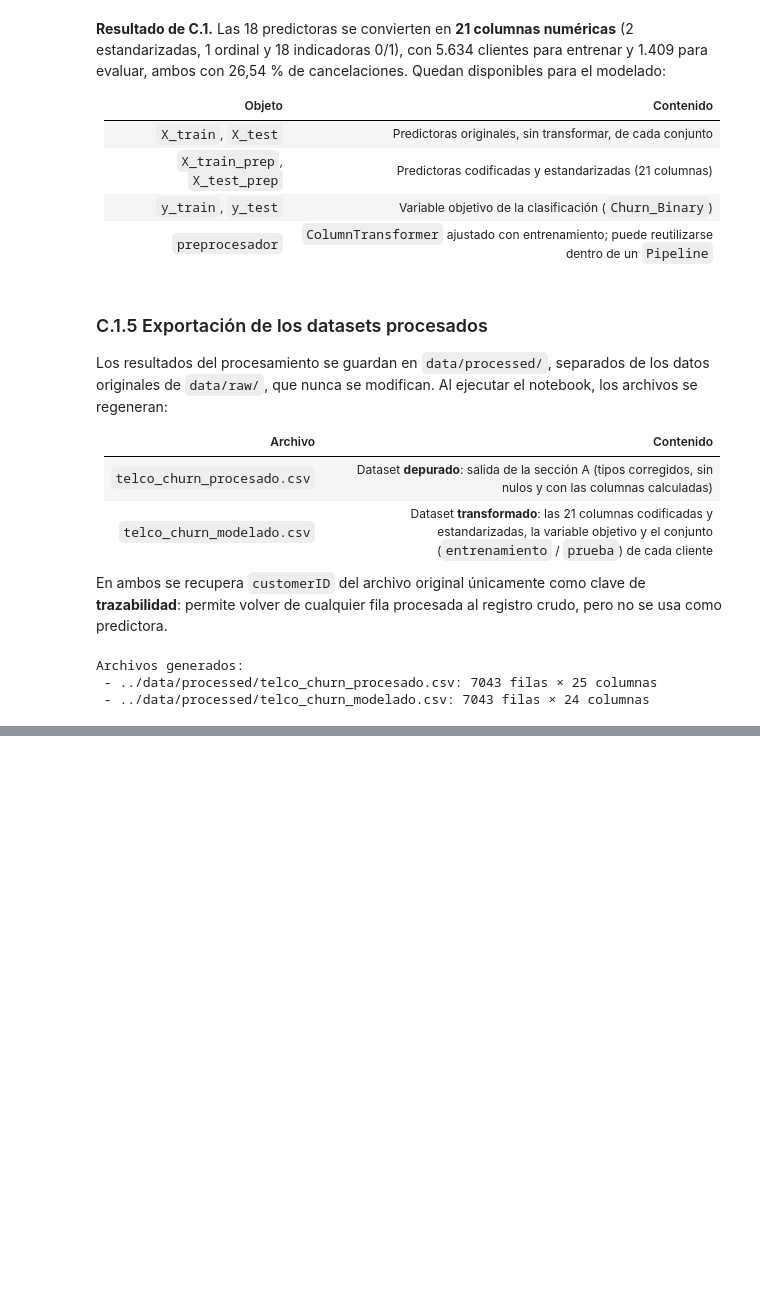
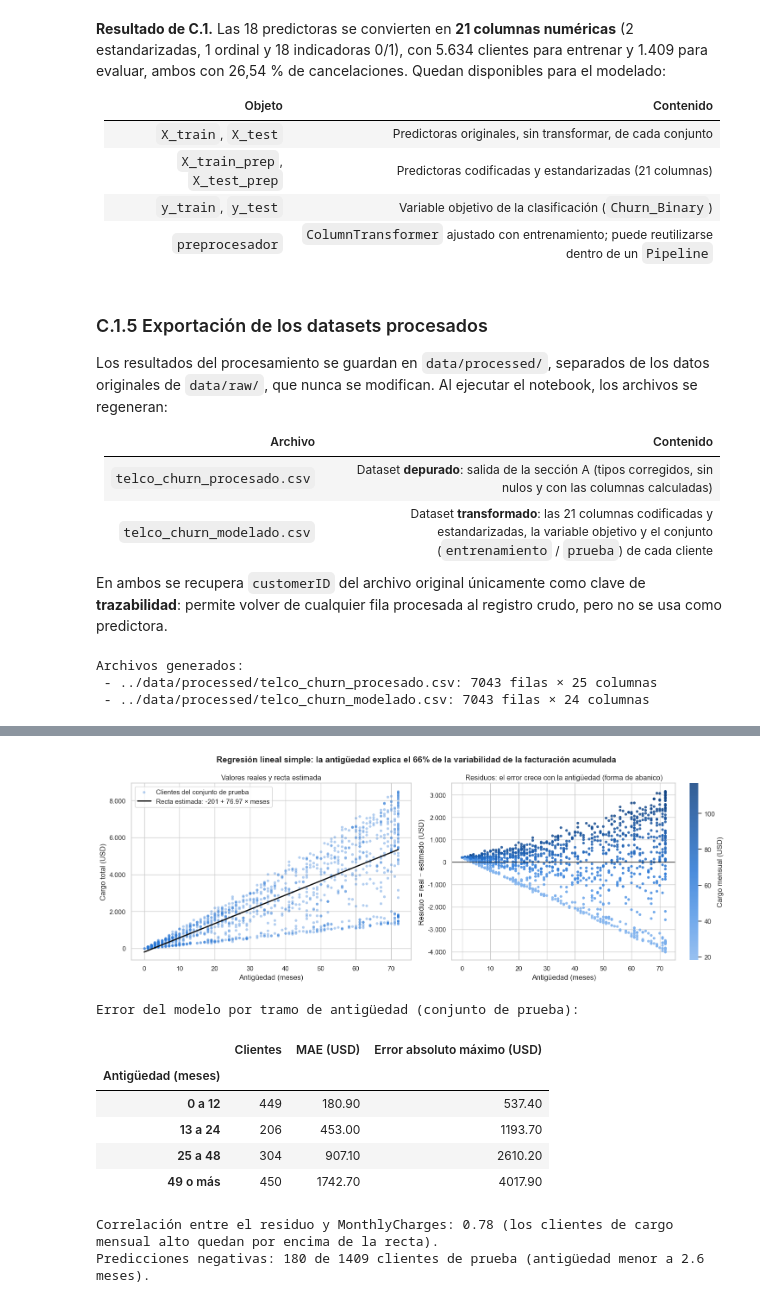
Before and after one commit to LauritoFarias/tpi-analisis-de-datos, a Jupyter notebook: notebooks/TPI_Analisis_de_Datos.ipynb, the cells around one changed output, grey strips where cells are left out. Drawn from its saved outputs; the diff is of its cells as text; code cells hidden in the pictures; blank space fills up the shorter version.

```diff
--- a/notebooks/TPI_Analisis_de_Datos.ipynb
+++ b/notebooks/TPI_Analisis_de_Datos.ipynb
@@ -1104,0 +1201,76 @@ Archivos generados:
+# %%
+# =============================================================================
+# C.2.2 - RECTA DE REGRESIÓN Y RESIDUOS EN EL CONJUNTO DE PRUEBA
+# =============================================================================
+from matplotlib.colors import LinearSegmentedColormap
+from matplotlib.ticker import FuncFormatter
+
+residuos_test_reg = y_test_reg - pred_test_reg
+cargo_mensual_test_reg = df_modelo.loc[X_test.index, 'MonthlyCharges']
+antiguedad_test_reg = X_test_reg['TenureMonths']
+
+escala_azul_c = LinearSegmentedColormap.from_list(
+    'escala_azul', ['#86b6ef', '#5598e7', '#2a78d6', '#1c5cab', '#104281']   # un solo tono: más oscuro = cargo mayor
+)
+formato_miles_c = FuncFormatter(lambda valor, _: f'{valor:,.0f}'.replace(',', '.'))
+
+fig, ejes_c = plt.subplots(1, 2, figsize=(15, 5.5))
+
+# Izquierda: valores reales y recta estimada
+eje_c = ejes_c[0]
+eje_c.scatter(antiguedad_test_reg, y_test_reg, s=20, color='#2a78d6', alpha=0.35, linewidths=0,
+              label='Clientes del conjunto de prueba')
+x_recta_c = np.array([0, antiguedad_test_reg.max()])
+eje_c.plot(x_recta_c, ordenada_reg + pendiente_reg * x_recta_c, color='#0b0b0b', lw=2,
+           label=f'Recta estimada: {ordenada_reg:.0f} + {pendiente_reg:.2f} × meses')
+eje_c.set(title='Valores reales y recta estimada', xlabel='Antigüedad (meses)', ylabel='Cargo total (USD)')
+eje_c.yaxis.set_major_formatter(formato_miles_c)
+eje_c.legend(loc='upper left', frameon=True)
+
+# Derecha: residuos según la antigüedad, coloreados por el cargo mensual
+eje_c = ejes_c[1]
+puntos_c = eje_c.scatter(antiguedad_test_reg, residuos_test_reg, c=cargo_mensual_test_reg,
+                         cmap=escala_azul_c, s=20, alpha=0.85, linewidths=0)
+eje_c.axhline(0, color='#0b0b0b', lw=1)
+eje_c.set(title='Residuos: el error crece con la antigüedad (forma de abanico)',
+          xlabel='Antigüedad (meses)', ylabel='Residuo = real − estimado (USD)')
+eje_c.yaxis.set_major_formatter(formato_miles_c)
+barra_c = fig.colorbar(puntos_c, ax=eje_c, label='Cargo mensual (USD)')
+barra_c.outline.set_visible(False)
+
+fig.suptitle(
+    f'Regresión lineal simple: la antigüedad explica el {r2_test_reg:.0%} de la variabilidad de la facturación acumulada',
+    fontsize=14, weight='bold'
+)
+plt.tight_layout()
+plt.show()
+
+# El error no es constante: se mide por tramo de antigüedad
+tramos_reg = pd.cut(antiguedad_test_reg, bins=[-1, 12, 24, 48, np.inf],
+                    labels=['0 a 12', '13 a 24', '25 a 48', '49 o más'])
+errores_por_tramo_reg = (
+    pd.DataFrame({'Antigüedad (meses)': tramos_reg, 'error_absoluto': residuos_test_reg.abs()})
+    .groupby('Antigüedad (meses)', observed=True)['error_absoluto']
+    .agg(['size', 'mean', 'max'])
+    .rename(columns={'size': 'Clientes', 'mean': 'MAE (USD)', 'max': 'Error absoluto máximo (USD)'})
+)
+print('Error del modelo por tramo de antigüedad (conjunto de prueba):')
+display(errores_por_tramo_reg.round(1))
+
+correlacion_residuo_cargo_reg = np.corrcoef(residuos_test_reg, cargo_mensual_test_reg)[0, 1]
+predicciones_negativas_reg = int((pred_test_reg < 0).sum())
+print(f'Correlación entre el residuo y MonthlyCharges: {correlacion_residuo_cargo_reg:.2f} '
+      f'(los clientes de cargo mensual alto quedan por encima de la recta).')
+print(f'Predicciones negativas: {predicciones_negativas_reg} de {len(pred_test_reg)} clientes de prueba '
+      f'(antigüedad menor a {-ordenada_reg / pendiente_reg:.1f} meses).')
+# %% [output]
+[figure, added]
+Error del modelo por tramo de antigüedad (conjunto de prueba):
+|  | Clientes | MAE (USD) | Error absoluto máximo (USD) |
+| Antigüedad (meses) |  |  |  |
+| 0 a 12 | 449 | 180.90 | 537.40 |
+| 13 a 24 | 206 | 453.00 | 1193.70 |
+| 25 a 48 | 304 | 907.10 | 2610.20 |
+| 49 o más | 450 | 1742.70 | 4017.90 |
+Correlación entre el residuo y MonthlyCharges: 0.78 (los clientes de cargo mensual alto quedan por encima de la recta).
+Predicciones negativas: 180 de 1409 clientes de prueba (antigüedad menor a 2.6 meses).
```
Also changed, not shown: parts of 4 cells of this notebook.
